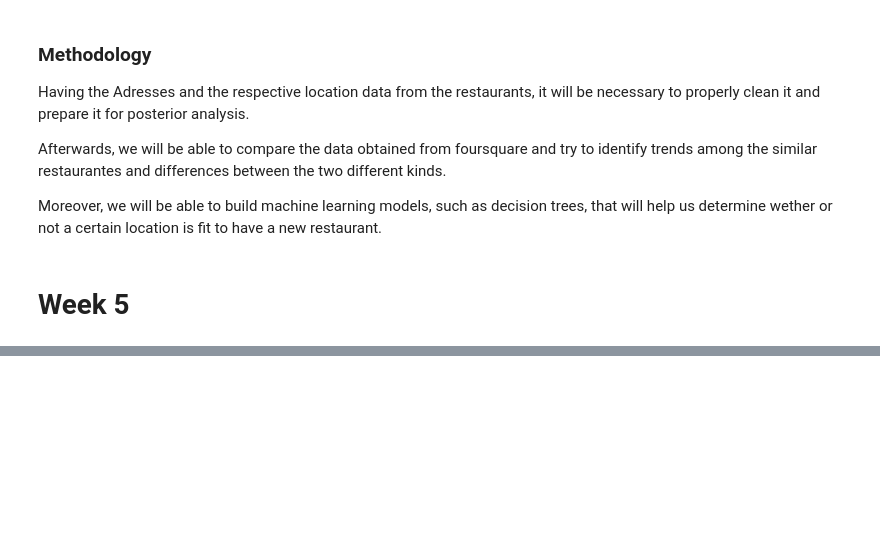
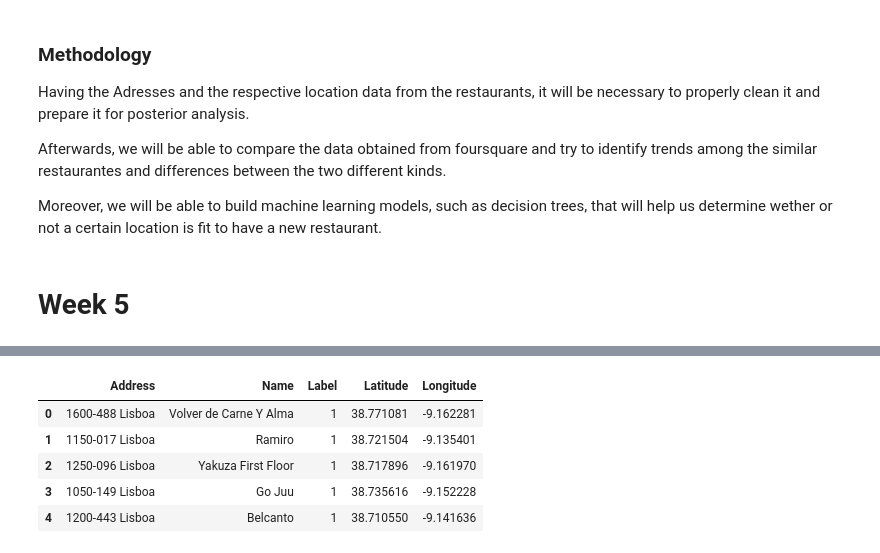
Before and after one commit to Mariocedo/Coursera_Capstone, a Jupyter notebook: Capstone_LastAssignment.ipynb, the cells around one changed output, grey strips where cells are left out. Cells and saved outputs as stored; diff of their text form; code cells hidden in the pictures; blank space fills up the shorter version.

```diff
--- a/Capstone_LastAssignment.ipynb
+++ b/Capstone_LastAssignment.ipynb
@@ -29,0 +114,16 @@ Moreover, we will be able to build machine learning models, such as decision tre
+# %%
+# Add columns to dataframe
+
+df["Latitude"] = latitude
+df["Longitude"] = longitude
+
+df['Label'] = df['Label'].astype(int)
+
+df.head()
+# %% [output]
+|  | Address | Name | Label | Latitude | Longitude |
+| 0 | 1600-488 Lisboa | Volver de Carne Y Alma | 1 | 38.771081 | -9.162281 |
+| 1 | 1150-017 Lisboa | Ramiro | 1 | 38.721504 | -9.135401 |
+| 2 | 1250-096 Lisboa | Yakuza First Floor | 1 | 38.717896 | -9.161970 |
+| 3 | 1050-149 Lisboa | Go Juu | 1 | 38.735616 | -9.152228 |
+| 4 | 1200-443 Lisboa | Belcanto | 1 | 38.710550 | -9.141636 |
```
Also changed, not shown: parts of 23 cells of this notebook.
